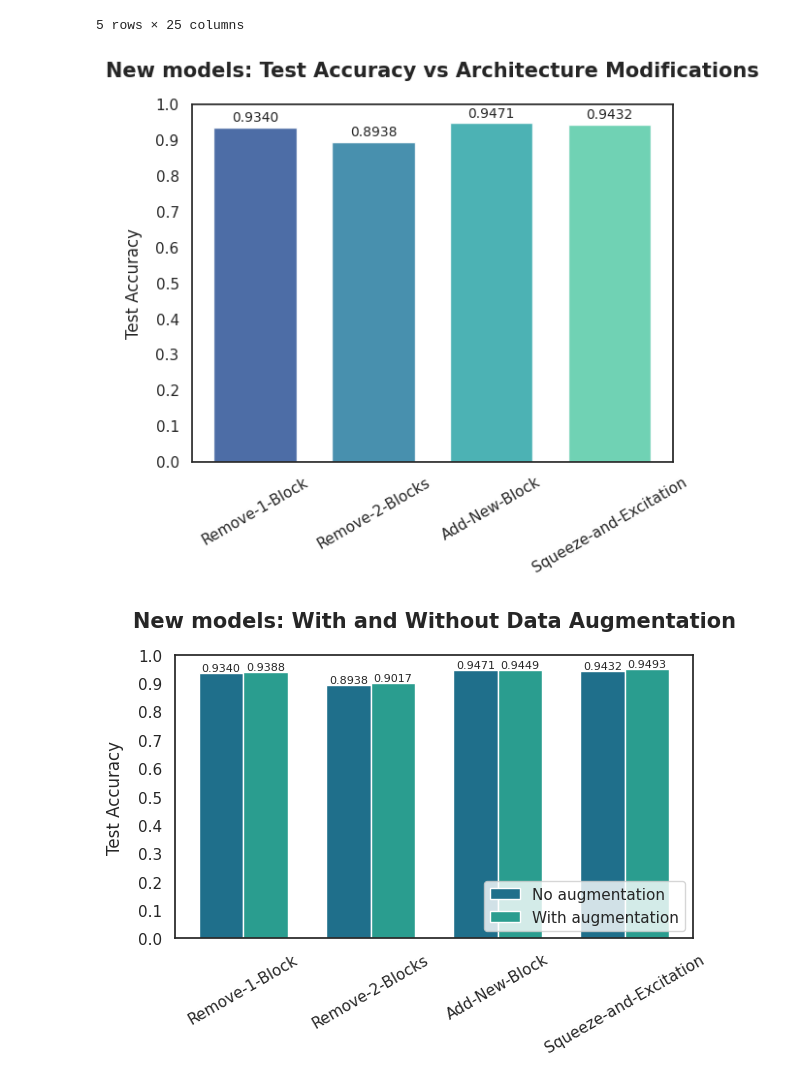
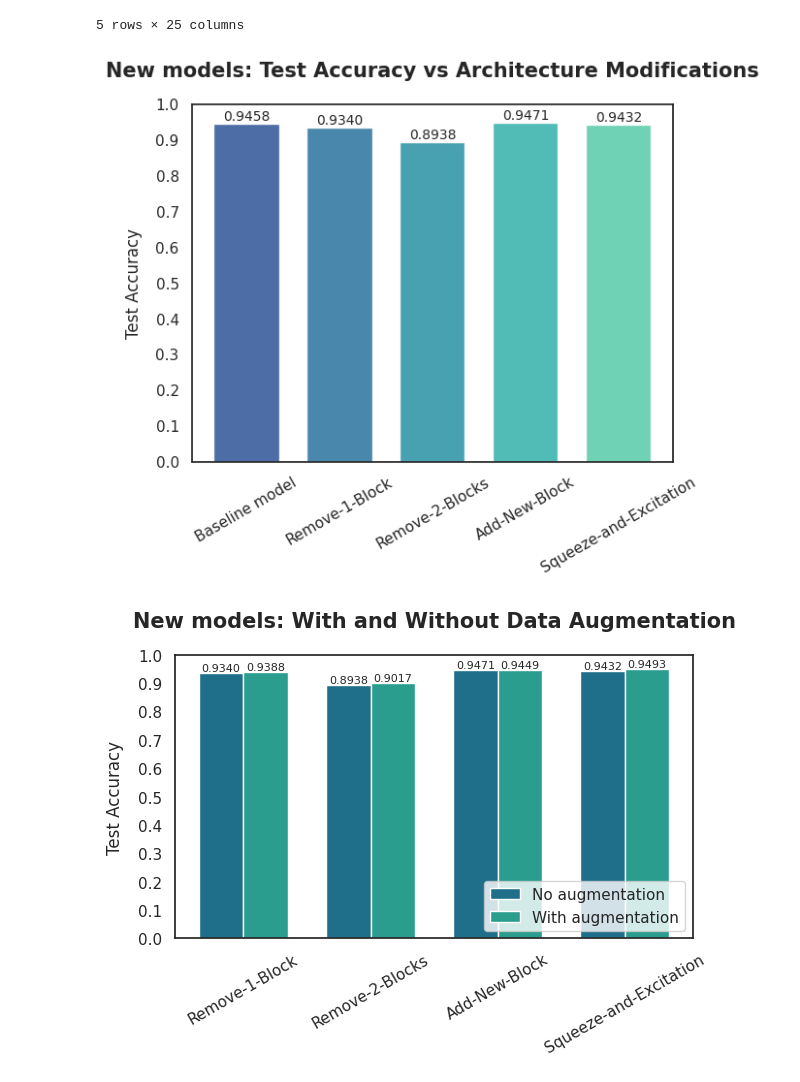
Before and after one commit to MCV-C3/project-team-6, a Jupyter notebook: Week3/report/plot_report.ipynb, the cells around one changed output. Saved outputs shown, nothing was run; the diff lists cells and outputs as text; code cells hidden in the pictures.

```diff
--- a/Week3/report/plot_report.ipynb
+++ b/Week3/report/plot_report.ipynb
@@ -90,32 +90,33 @@ df.head()
 5 rows × 25 columns
 # %%
 sns.set_theme(style="white", palette="viridis")
-names = ["Remove-1-Block", "Remove-2-Blocks", "Add-New-Block", "Squeeze-and-Excitation"]
-accuracies = []
+names = ["Baseline model" ,"Remove-1-Block", "Remove-2-Blocks", "Add-New-Block", "Squeeze-and-Excitation"]
+accuracies = [0.9458]
 
-for name in names:
+for name in names[1:]:
     accuracies.append(df[name + " Unfreezed - test_accuracy"].max())
 
 cmap = plt.get_cmap('mako')
 colors = cmap(np.linspace(0.4, 0.8, len(accuracies)))
 
 bars = plt.bar(
     names,
     accuracies,
     color=colors,
     width=0.7,
     edgecolor='white',
     linewidth=1,
     alpha=0.9
 )
-plt.bar_label(bars, fmt='%.4f', padding=2, fontsize=10)
+
+plt.bar_label(bars, fmt='%.4f', padding=0, fontsize=10)
 plt.ylabel("Test Accuracy", fontsize=12, labelpad=10)
 plt.yticks([0, 0.1, 0.2, 0.3, 0.4, 0.5, 0.6, 0.7, 0.8, 0.9, 1])
 plt.xticks(rotation=30)
 plt.title("New models: Test Accuracy vs Architecture Modifications", fontsize=15, pad=20, fontweight='bold')
 plt.show()
 # %% [output]
-[figure, old version]
+[figure, new version]
 # %%
 sns.set_theme(style="white", palette="viridis")
 names = ["Remove-1-Block", "Remove-2-Blocks", "Add-New-Block", "Squeeze-and-Excitation"]
```
Also changed, not shown: parts of 2 cells of this notebook, 2 other files.
